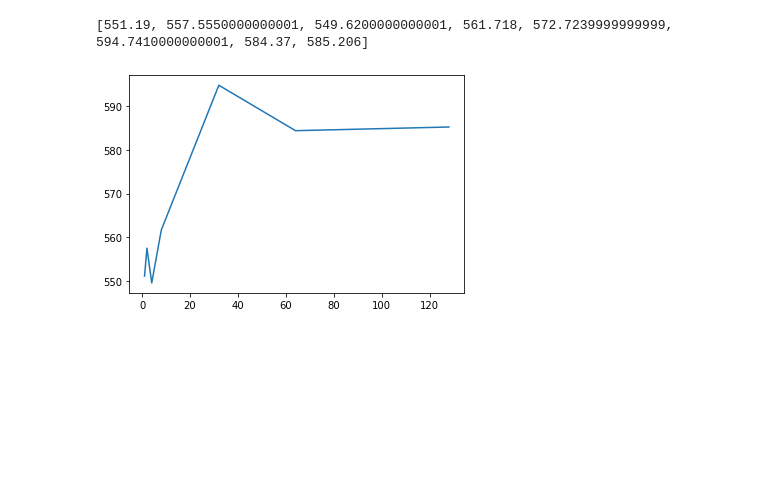
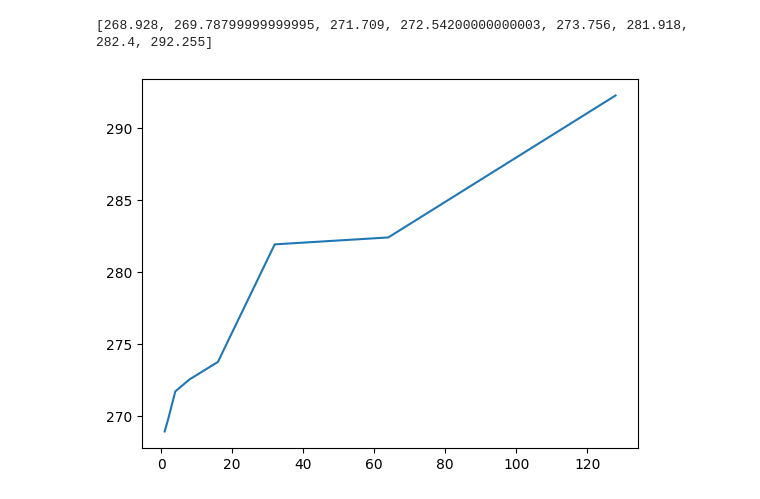
Before and after one commit to GabrielCadilhac/GPGPU, a Jupyter notebook: src/profiler.ipynb, the cells around one changed output. Saved outputs shown, nothing was run; the diff lists cells and outputs as text; code cells hidden in the pictures; blank space fills up the shorter version.

```diff
--- a/src/profiler.ipynb
+++ b/src/profiler.ipynb
@@ -53,17 +59,17 @@ Temps total 0
 # %%
 N = [1,2,4,8,16,32,64,128]
 durations = []
 for n in N:
-    os.system("nvprof --csv --print-gpu-trace --log-file profile ./main -N " + str(n) + " -b 128")
+    os.system("nvprof --csv --print-gpu-trace --log-file profile ./main -N " + str(n) + " -b 128 -i ./images/batiment-1.jpg")
     durations.append(findDuration(False))
 print(durations)
 plt.plot(N,durations)
 plt.show()
 
 #Meilleure valeur N = 4
 # %% [output]
-[551.19, 557.5550000000001, 549.6200000000001, 561.718, 572.7239999999999, 594.7410000000001, 584.37, 585.206]
+[268.928, 269.78799999999995, 271.709, 272.54200000000003, 273.756, 281.918, 282.4, 292.255]
-[figure, old version]
+[figure, new version]
 # %%
 B = [16,32,64,128, 256, 512, 1024]
 durations = []
```
Also changed, not shown: parts of 5 cells of this notebook, 25 other files.
